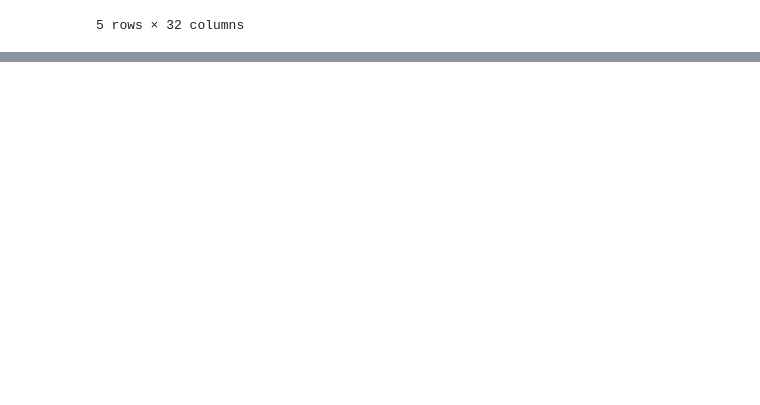
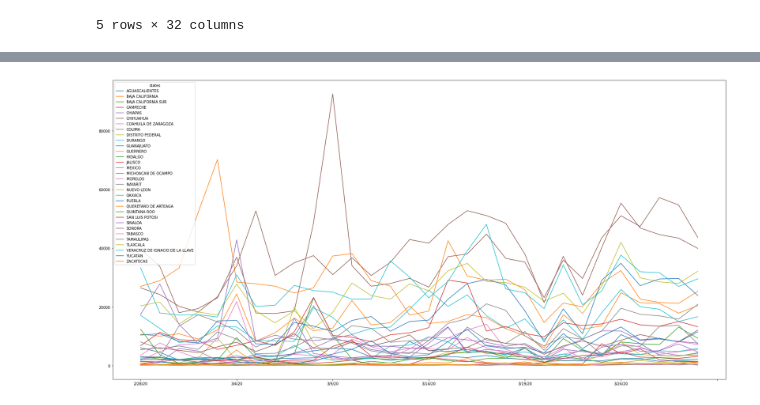
Before and after one commit to jdela757/sid-project, a Jupyter notebook: notebooks/geo_twitter.ipynb, the cells around one changed output, grey strips where cells are left out. Cells and saved outputs as stored; diff of their text form; code cells hidden in the pictures; blank space fills up the shorter version.

```diff
--- a/notebooks/geo_twitter.ipynb
+++ b/notebooks/geo_twitter.ipynb
@@ -259,3 +262,20 @@ image_frames[0].save('covid_tweets.gif',
                      loop=1)
 
 f.close()
+# %%
+data_transposed=data.T
+# %%
+ax=data_transposed.plot.line(figsize=(30,15))
+img = ax.get_figure()
+f = io.BytesIO()
+img.savefig(f, format='png', bbox_inches='tight')
+f.seek(0)
+
+time_series=PIL.Image.open(f)
+
+
+time_series.save('covid_tweets.png')
+
+f.close()
+# %% [output]
+[figure, added]
```
Also changed, not shown: parts of 1 cell of this notebook, 8 other files.
